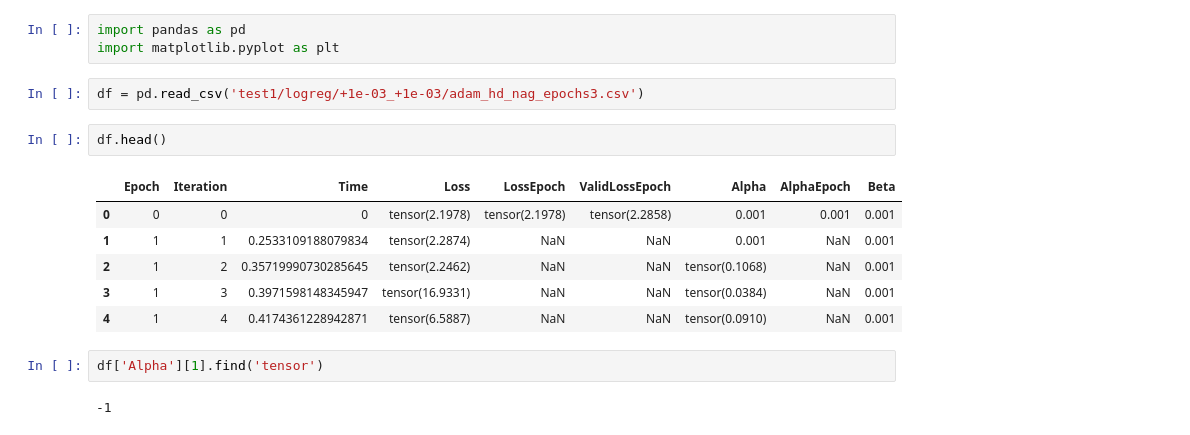
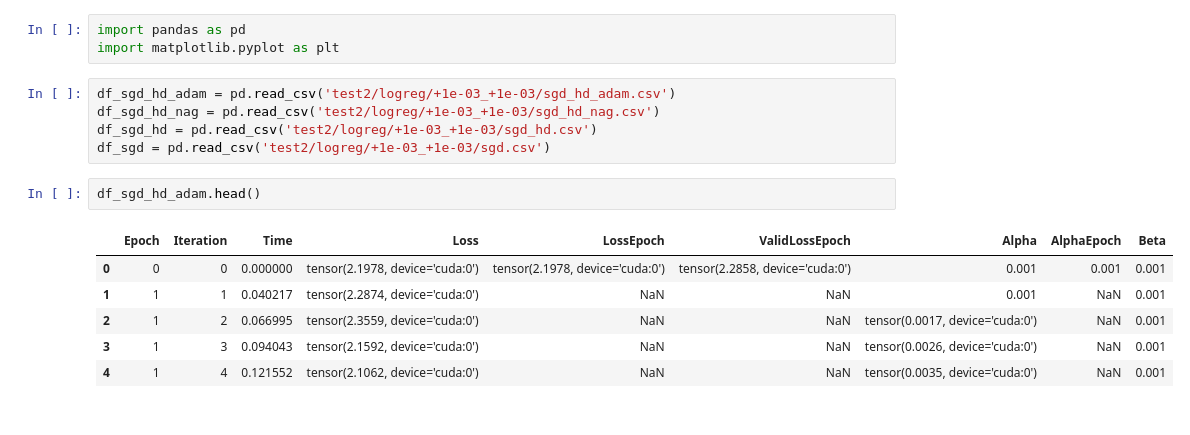
Before and after one commit to harshalmittal4/Hypergradient_variants, a Jupyter notebook: Untitled.ipynb, the cells around one changed output. Cells and saved outputs as stored; diff of their text form.

```diff
--- a/Untitled.ipynb
+++ b/Untitled.ipynb
@@ -1,18 +1,17 @@
 # %%
 import pandas as pd
 import matplotlib.pyplot as plt
-# %%
-df = pd.read_csv('test1/logreg/+1e-03_+1e-03/adam_hd_nag_epochs3.csv')
+# %%
+df_sgd_hd_adam = pd.read_csv('test2/logreg/+1e-03_+1e-03/sgd_hd_adam.csv')
+df_sgd_hd_nag = pd.read_csv('test2/logreg/+1e-03_+1e-03/sgd_hd_nag.csv')
+df_sgd_hd = pd.read_csv('test2/logreg/+1e-03_+1e-03/sgd_hd.csv')
+df_sgd = pd.read_csv('test2/logreg/+1e-03_+1e-03/sgd.csv')
 # %%
-df.head()
+df_sgd_hd_adam.head()
 # %% [output]
 |  | Epoch | Iteration | Time | Loss | LossEpoch | ValidLossEpoch | Alpha | AlphaEpoch | Beta |
-| 0 | 0 | 0 | 0 | tensor(2.1978) | tensor(2.1978) | tensor(2.2858) | 0.001 | 0.001 | 0.001 |
-| 1 | 1 | 1 | 0.2533109188079834 | tensor(2.2874) | NaN | NaN | 0.001 | NaN | 0.001 |
-| 2 | 1 | 2 | 0.35719990730285645 | tensor(2.2462) | NaN | NaN | tensor(0.1068) | NaN | 0.001 |
-| 3 | 1 | 3 | 0.3971598148345947 | tensor(16.9331) | NaN | NaN | tensor(0.0384) | NaN | 0.001 |
-| 4 | 1 | 4 | 0.4174361228942871 | tensor(6.5887) | NaN | NaN | tensor(0.0910) | NaN | 0.001 |
+| 0 | 0 | 0 | 0.000000 | tensor(2.1978, device='cuda:0') | tensor(2.1978, device='cuda:0') | tensor(2.2858, device='cuda:0') | 0.001 | 0.001 | 0.001 |
+| 1 | 1 | 1 | 0.040217 | tensor(2.2874, device='cuda:0') | NaN | NaN | 0.001 | NaN | 0.001 |
+| 2 | 1 | 2 | 0.066995 | tensor(2.3559, device='cuda:0') | NaN | NaN | tensor(0.0017, device='cuda:0') | NaN | 0.001 |
+| 3 | 1 | 3 | 0.094043 | tensor(2.1592, device='cuda:0') | NaN | NaN | tensor(0.0026, device='cuda:0') | NaN | 0.001 |
+| 4 | 1 | 4 | 0.121552 | tensor(2.1062, device='cuda:0') | NaN | NaN | tensor(0.0035, device='cuda:0') | NaN | 0.001 |
-# %%
-df['Alpha'][1].find('tensor')
-# %% [output]
--1
```
Also changed, not shown: parts of 12 cells of this notebook, 2 other files.
